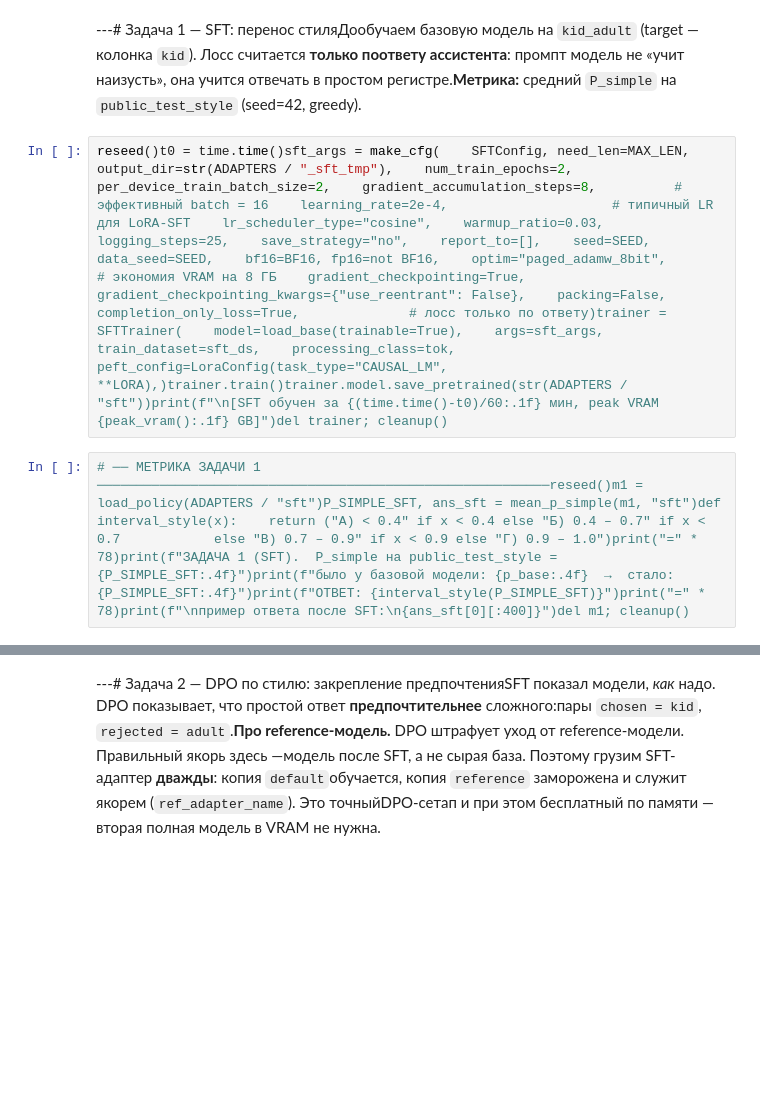
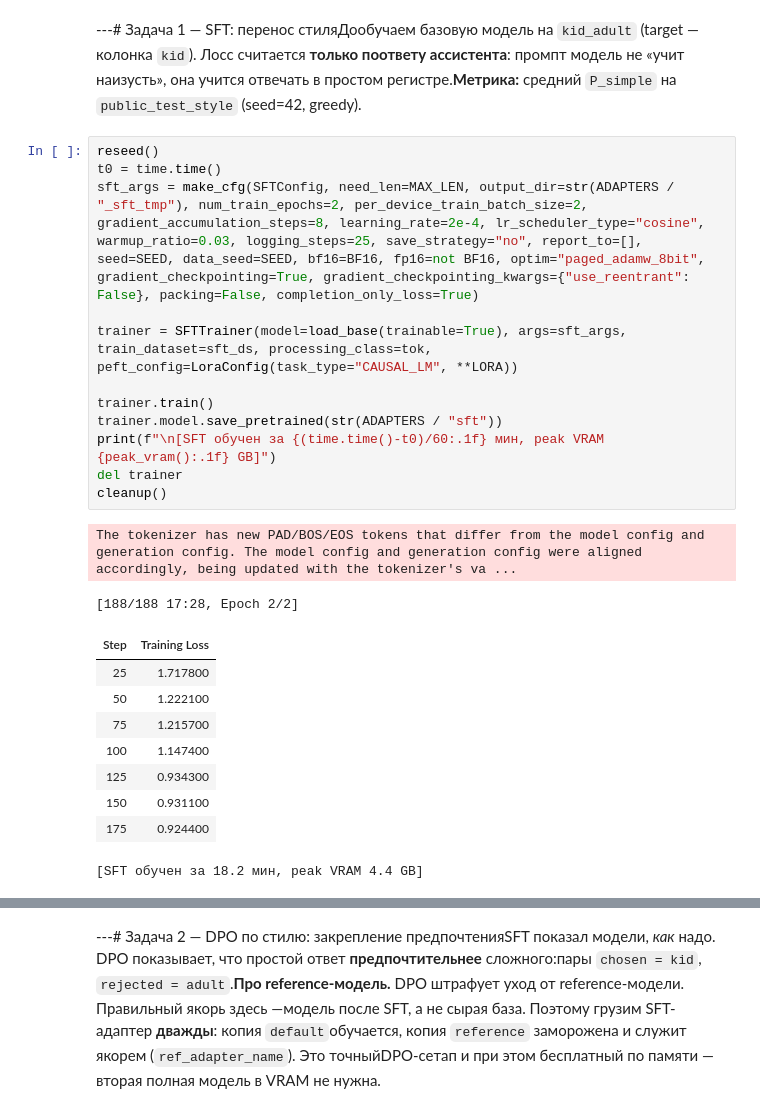
Before and after one commit to MrVlad-PL/qwen3-alignment-explainer, a Jupyter notebook: notebooks/alignment_pipeline.ipynb, the cells around one changed output, grey strips where cells are left out. Saved outputs shown, nothing was run; the diff lists cells and outputs as text; blank space fills up the shorter version.

Commit message:
Задача 1: SFT на kid_adult, P_simple на public_test_style

```diff
--- a/notebooks/alignment_pipeline.ipynb
+++ b/notebooks/alignment_pipeline.ipynb
@@ -17,6 +272,26 @@ reseed()t0 = time.time()base = load_base()p_base, ans_base = mean_p_simple(base,
 # %% [markdown]
 ---# Задача 1 — SFT: перенос стиляДообучаем базовую модель на `kid_adult` (target — колонка `kid`). Лосс считается **только поответу ассистента**: промпт модель не «учит наизусть», она учится отвечать в простом регистре.**Метрика:** средний `P_simple` на `public_test_style` (seed=42, greedy).
 # %%
-reseed()t0 = time.time()sft_args = make_cfg(    SFTConfig, need_len=MAX_LEN,    output_dir=str(ADAPTERS / "_sft_tmp"),    num_train_epochs=2,    per_device_train_batch_size=2,    gradient_accumulation_steps=8,          # эффективный batch = 16    learning_rate=2e-4,                     # типичный LR для LoRA-SFT    lr_scheduler_type="cosine",    warmup_ratio=0.03,    logging_steps=25,    save_strategy="no",    report_to=[],    seed=SEED, data_seed=SEED,    bf16=BF16, fp16=not BF16,    optim="paged_adamw_8bit",               # экономия VRAM на 8 ГБ    gradient_checkpointing=True,    gradient_checkpointing_kwargs={"use_reentrant": False},    packing=False,    completion_only_loss=True,              # лосс только по ответу)trainer = SFTTrainer(    model=load_base(trainable=True),    args=sft_args,    train_dataset=sft_ds,    processing_class=tok,    peft_config=LoraConfig(task_type="CAUSAL_LM", **LORA),)trainer.train()trainer.model.save_pretrained(str(ADAPTERS / "sft"))print(f"\n[SFT обучен за {(time.time()-t0)/60:.1f} мин, peak VRAM {peak_vram():.1f} GB]")del trainer; cleanup()
+reseed()
+t0 = time.time()
+sft_args = make_cfg(SFTConfig, need_len=MAX_LEN, output_dir=str(ADAPTERS / "_sft_tmp"), num_train_epochs=2, per_device_train_batch_size=2, gradient_accumulation_steps=8, learning_rate=2e-4, lr_scheduler_type="cosine", warmup_ratio=0.03, logging_steps=25, save_strategy="no", report_to=[], seed=SEED, data_seed=SEED, bf16=BF16, fp16=not BF16, optim="paged_adamw_8bit", gradient_checkpointing=True, gradient_checkpointing_kwargs={"use_reentrant": False}, packing=False, completion_only_loss=True)
+
+trainer = SFTTrainer(model=load_base(trainable=True), args=sft_args, train_dataset=sft_ds, processing_class=tok, peft_config=LoraConfig(task_type="CAUSAL_LM", **LORA))
+
+trainer.train()
+trainer.model.save_pretrained(str(ADAPTERS / "sft"))
+print(f"\n[SFT обучен за {(time.time()-t0)/60:.1f} мин, peak VRAM {peak_vram():.1f} GB]")
+del trainer
+cleanup()
+# %% [output]
+The tokenizer has new PAD/BOS/EOS tokens that differ from the model config and generation config. The model config and generation config were aligned accordingly, being updated with the tokenizer's va ...
+[188/188 17:28, Epoch 2/2]
+| Step | Training Loss |
+| 25 | 1.717800 |
+| 50 | 1.222100 |
+| 75 | 1.215700 |
+| 100 | 1.147400 |
+| 125 | 0.934300 |
+| 150 | 0.931100 |
+| 175 | 0.924400 |
+[SFT обучен за 18.2 мин, peak VRAM 4.4 GB]
-# %%
-# ── МЕТРИКА ЗАДАЧИ 1 ──────────────────────────────────────────────────────────reseed()m1 = load_policy(ADAPTERS / "sft")P_SIMPLE_SFT, ans_sft = mean_p_simple(m1, "sft")def interval_style(x):    return ("А) < 0.4" if x < 0.4 else "Б) 0.4 – 0.7" if x < 0.7            else "В) 0.7 – 0.9" if x < 0.9 else "Г) 0.9 – 1.0")print("=" * 78)print(f"ЗАДАЧА 1 (SFT).  P_simple на public_test_style = {P_SIMPLE_SFT:.4f}")print(f"было у базовой модели: {p_base:.4f}  →  стало: {P_SIMPLE_SFT:.4f}")print(f"ОТВЕТ: {interval_style(P_SIMPLE_SFT)}")print("=" * 78)print(f"\nпример ответа после SFT:\n{ans_sft[0][:400]}")del m1; cleanup()
```
Also changed, not shown: parts of 18 cells of this notebook, 2 other files.
